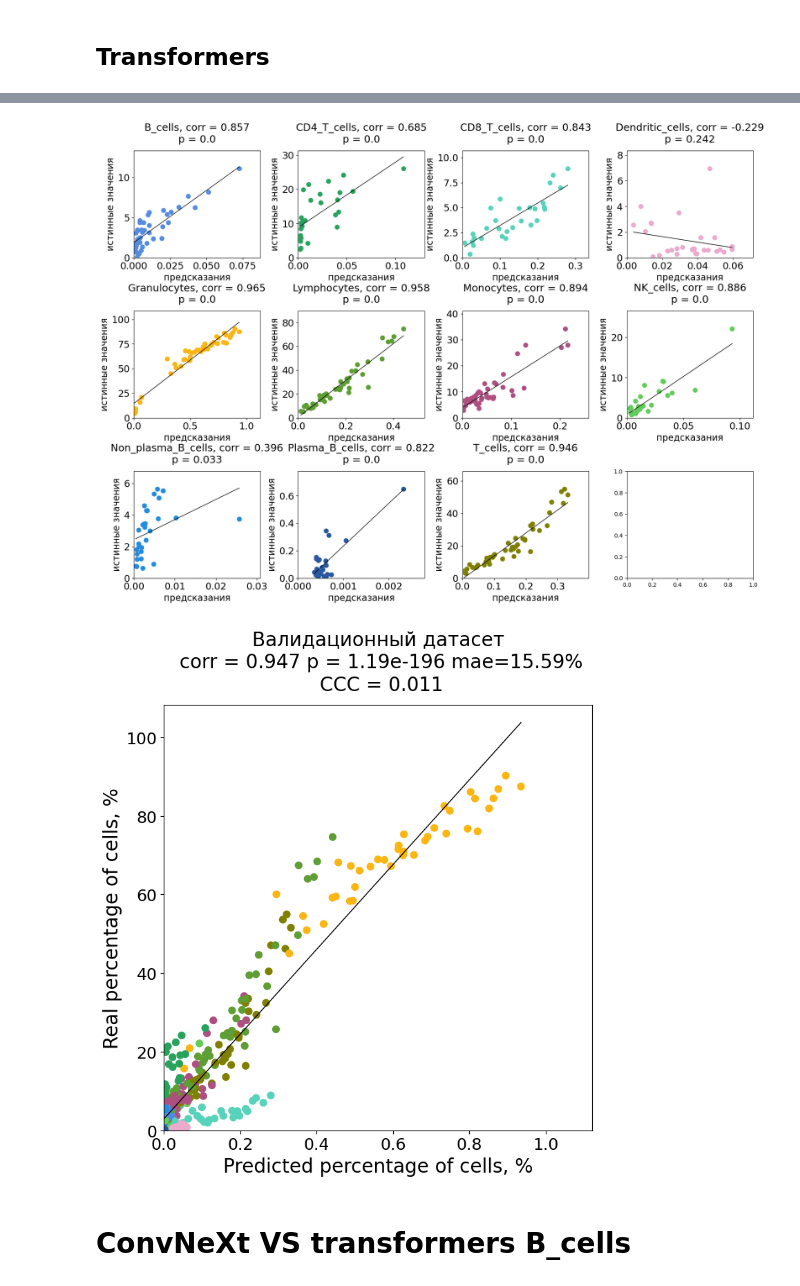
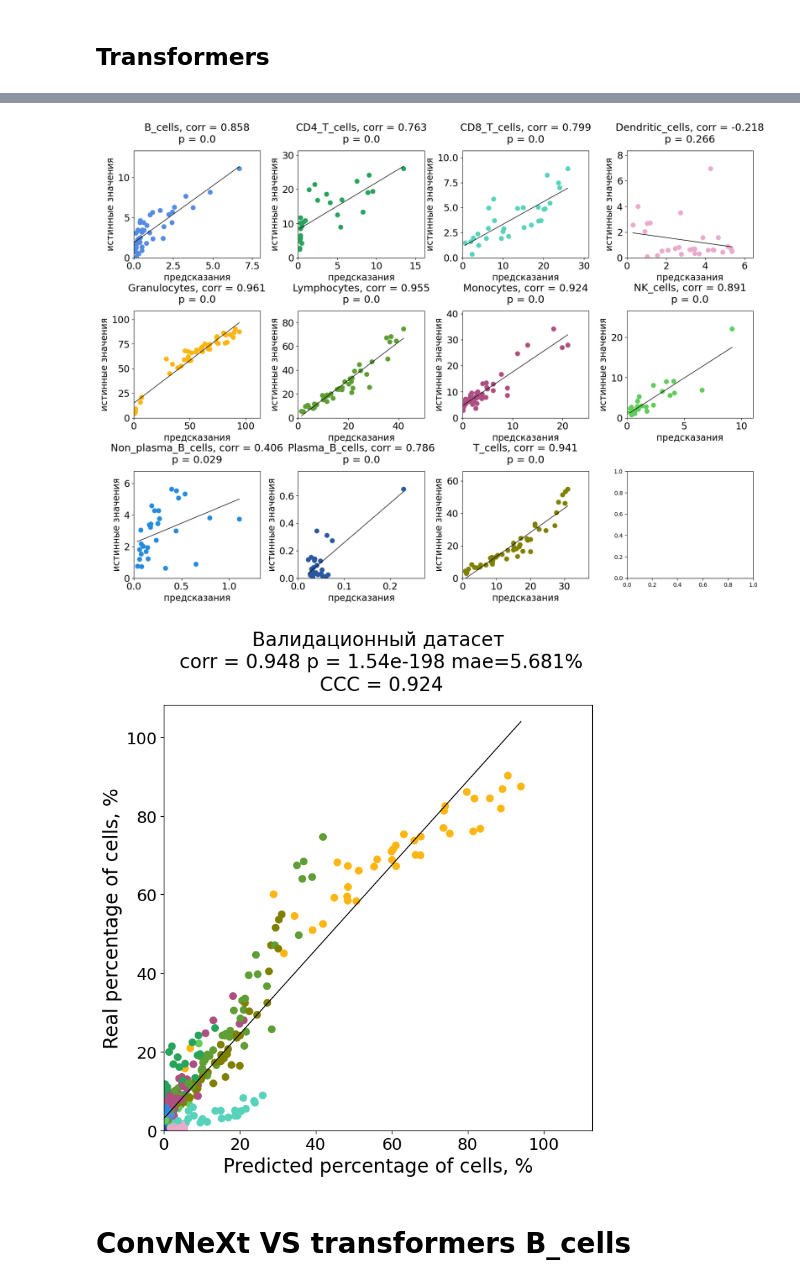
Before and after one commit to LeviusBI/Pythia, a Jupyter notebook: DiplomaCode.ipynb, the cells around one changed output, grey strips where cells are left out. Saved outputs shown, nothing was run; the diff lists cells and outputs as text; code cells hidden in the pictures.

```diff
--- a/DiplomaCode.ipynb
+++ b/DiplomaCode.ipynb
@@ -1285,22 +1299,22 @@ final_predictions
 # %%
-x = print_cell_matras(final_predictions_trans, cytof,
+x = print_cell_matras(final_predictions_trans*100, cytof,
                   pallete=cells_p, colors_by='index', title='',
                   true_name='истинные значения', predicted_name='предсказания',
                   sub_title_font=18, fontsize_title=30,
                   subplot_ncols=4, ticks_size=17, wspace=0.3, hspace=0.5, min_xlim=0, min_ylim=0)
 
 # plt.savefig("all_transformers.png", dpi=1200, bbox_inches='tight', transparent=False)
 # %% [output]
-[figure, old version]
+[figure, new version]
 # %%
-x = print_all_cells_in_one(final_predictions_trans,
+x = print_all_cells_in_one(final_predictions_trans*100,
                            cytof,
                            pallete=cells_p,
                            title='Валидационный датасет', min_xlim=0, min_ylim=0)
 
 # plt.savefig("all_transformers_results.png", dpi=1200, bbox_inches='tight', transparent=False)
 # %% [output]
-[figure, old version]
+[figure, new version]
 # %% [markdown]
 # ConvNeXt VS transformers B_cells
 # %%
```
Also changed, not shown: parts of 17 cells of this notebook.
